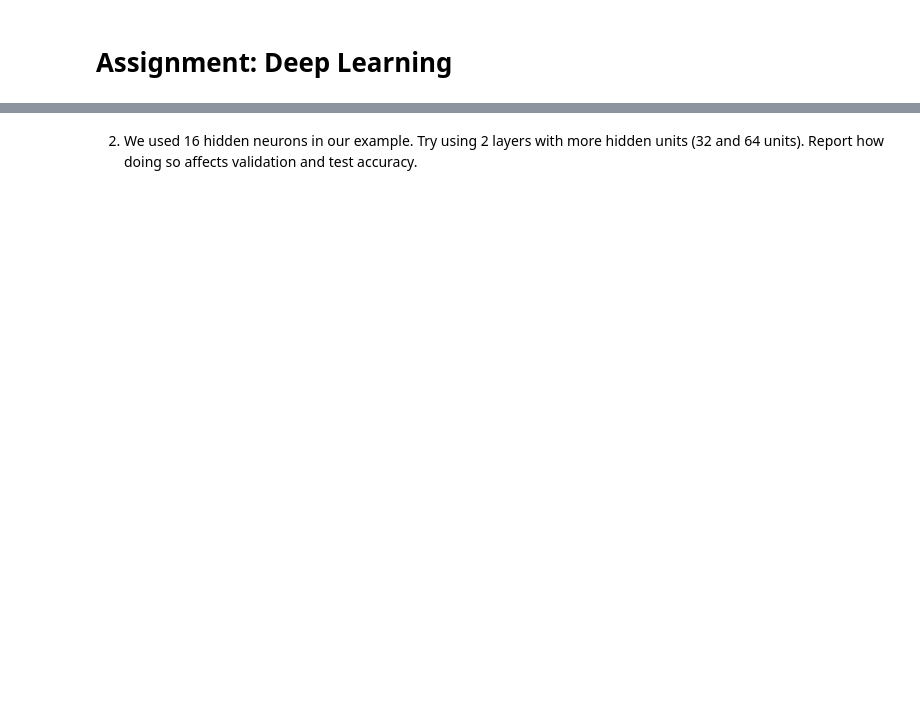
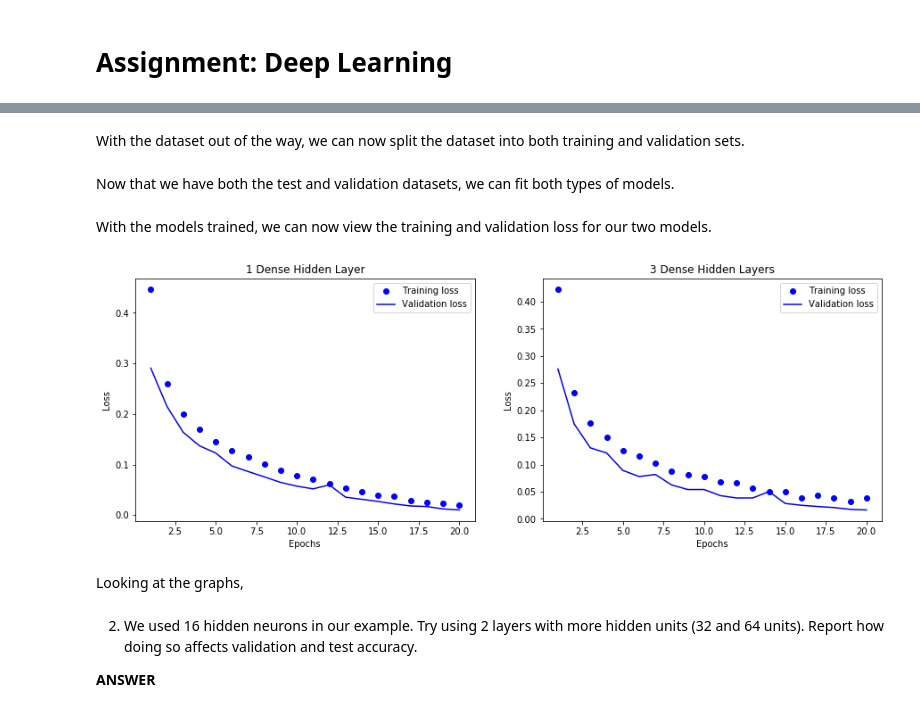
Before and after one commit to tnorlund/AdvMLHW1, a Jupyter notebook: Homework.ipynb, the cells around one changed output, grey strips where cells are left out. Saved outputs shown, nothing was run; the diff lists cells and outputs as text; code cells hidden in the pictures; blank space fills up the shorter version.

```diff
--- a/Homework.ipynb
+++ b/Homework.ipynb
@@ -14,0 +25,23 @@ You will perform the following experiments and compare the performance to the mo
+# %%
+from keras.datasets import imdb
+
+def vectorize_sequence(sequences, dimension=10_000):
+    results = np.zeros((len(sequences), dimension))
+    for i, sequence in enumerate(sequences):
+        results[i, sequence] = 1
+    return results
+
+(train_data, train_labels), (test_data, test_labels) = imdb.load_data(num_words=10_000)
+x_train = vectorize_sequence(train_data)
+x_test = vectorize_sequence(test_data)
+# %% [markdown]
+With the dataset out of the way, we can now split the dataset into both training and validation sets.
+# %%
+x_val = x_train[:10_000]
+partial_x_train = x_train[10_000:]
+y_train = np.asarray(train_labels).astype("float32")
+y_test = np.asarray(test_labels).astype("float32")
+y_val = y_train[:10_000]
+partial_y_train = y_train[10_000:]
+# %% [markdown]
+Now that we have both the test and validation datasets, we can fit both types of models.
@@ -15,2 +83,31 @@ You will perform the following experiments and compare the performance to the mo
+# %% [markdown]
+With the models trained, we can now view the training and validation loss for our two models.
+# %%
+def compare_plots(hist1, hist2, title1, title2):
+    fig = plt.figure(figsize=(15,5))
+    ax_left = fig.add_subplot(121)
+    ax_right = fig.add_subplot(122)
+
+    ax_left.plot(epochs, hist1.history["loss"], "bo", label="Training loss")
+    ax_left.plot(epochs, hist1.history["val_loss"], "b", label="Validation loss")
+    ax_left.title.set_text(title1)
+    ax_left.set_xlabel("Epochs")
+    ax_left.set_ylabel("Loss")
+    ax_left.legend()
+
+    ax_right.plot(epochs, hist2.history["loss"], "bo", label="Training loss")
+    ax_right.plot(epochs, hist2.history["val_loss"], "b", label="Validation loss")
+    ax_right.title.set_text(title2)
+    ax_right.set_xlabel("Epochs")
+    ax_right.set_ylabel("Loss")
+    ax_right.legend()
+    plt.show()
+compare_plots(hist1, hist2, title1="1 Dense Hidden Layer", title2="3 Dense Hidden Layers")
+# %% [output]
+[figure, added]
+# %% [markdown]
+Looking at the graphs,
 # %% [markdown]
 2. We used 16 hidden neurons in our example. Try using 2 layers with more hidden units (32 and 64 units). Report how doing so affects validation and test accuracy.
+
+**ANSWER**
```
Also changed, not shown: parts of 18 cells of this notebook, 5 other files.
